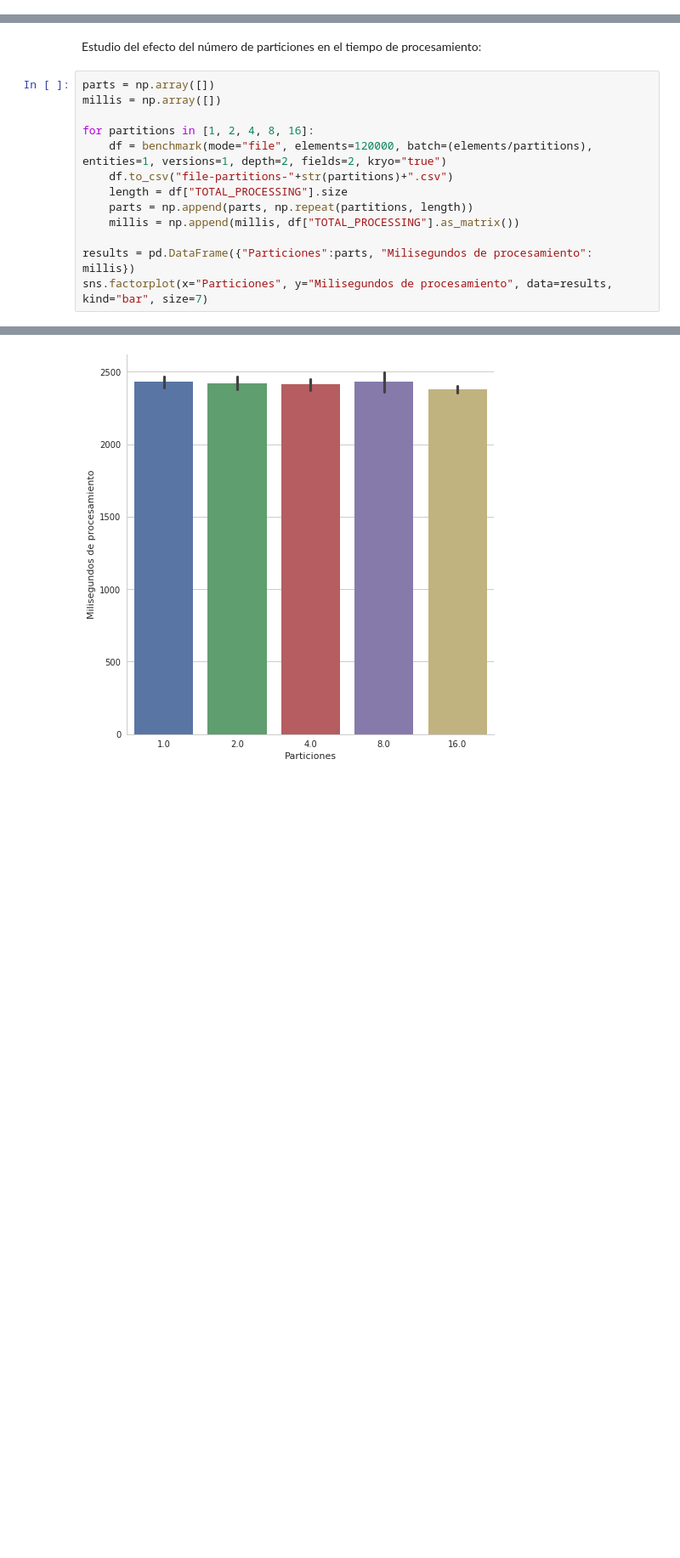
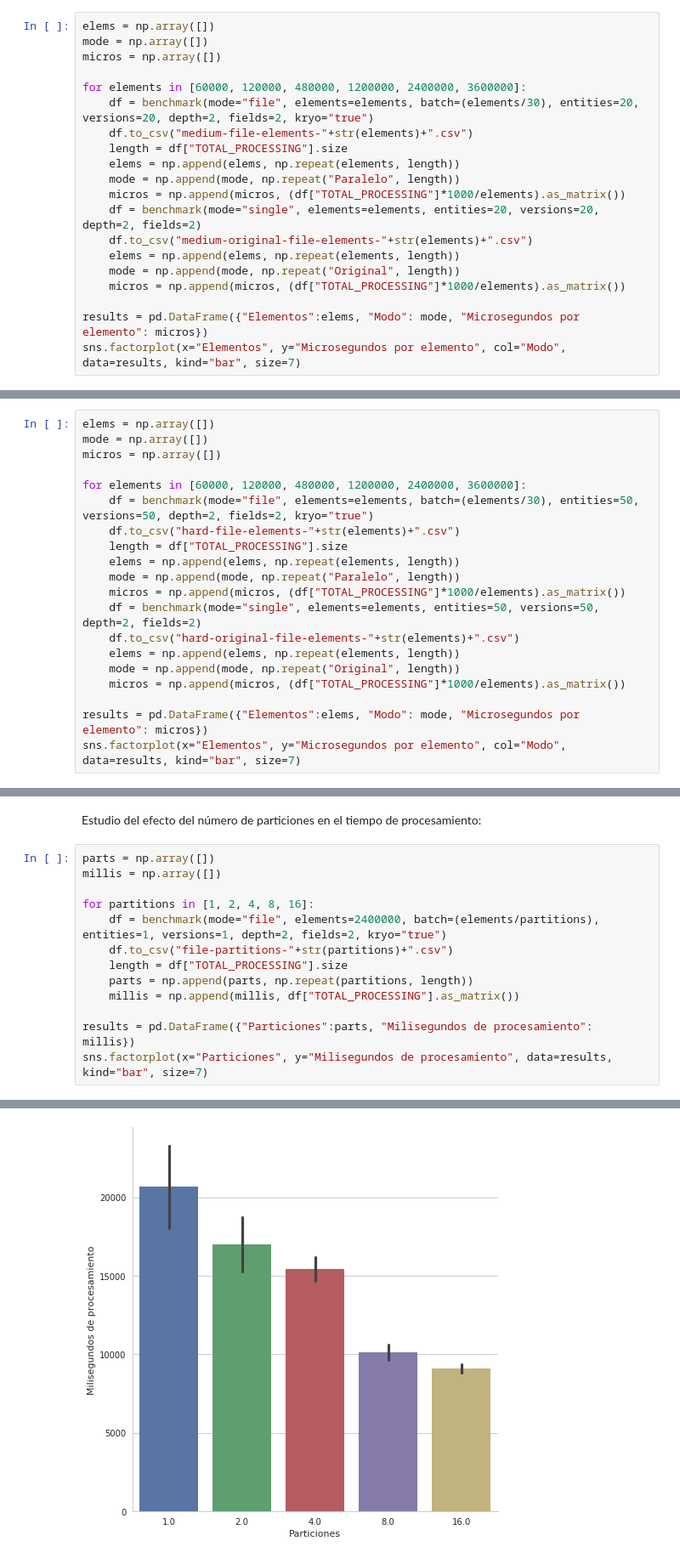
Before and after one commit to catedrasaes-umu/NoSQLDataEngineering, a Jupyter notebook: es.um.nosql.streaminginference.json2dbschema/benchmark/Benchmark.ipynb, the cells around one changed output, grey strips where cells are left out. Shown: that part at 85% size. Saved outputs shown, nothing was run; the diff lists cells and outputs as text; blank space fills up the shorter version.

```diff
--- a/es.um.nosql.streaminginference.json2dbschema/benchmark/Benchmark.ipynb
+++ b/es.um.nosql.streaminginference.json2dbschema/benchmark/Benchmark.ipynb
@@ -288,0 +289,20 @@ sns.factorplot(x="Elementos", y="Microsegundos por elemento", col="Modo", data=r
+# %%
+elems = np.array([])
+mode = np.array([])
+micros = np.array([])
+
+for elements in [60000, 120000, 480000, 1200000, 2400000, 3600000]:
+    df = benchmark(mode="file", elements=elements, batch=(elements/30), entities=20, versions=20, depth=2, fields=2, kryo="true")
+    df.to_csv("medium-file-elements-"+str(elements)+".csv")
+    length = df["TOTAL_PROCESSING"].size
+    elems = np.append(elems, np.repeat(elements, length))
+    mode = np.append(mode, np.repeat("Paralelo", length))
+    micros = np.append(micros, (df["TOTAL_PROCESSING"]*1000/elements).as_matrix())
+    df = benchmark(mode="single", elements=elements, entities=20, versions=20, depth=2, fields=2)
+    df.to_csv("medium-original-file-elements-"+str(elements)+".csv")
+    elems = np.append(elems, np.repeat(elements, length))
+    mode = np.append(mode, np.repeat("Original", length))
+    micros = np.append(micros, (df["TOTAL_PROCESSING"]*1000/elements).as_matrix())
+
+results = pd.DataFrame({"Elementos":elems, "Modo": mode, "Microsegundos por elemento": micros})
+sns.factorplot(x="Elementos", y="Microsegundos por elemento", col="Modo", data=results, kind="bar", size=7)
@@ -288,0 +312,20 @@ sns.factorplot(x="Elementos", y="Microsegundos por elemento", col="Modo", data=r
+# %%
+elems = np.array([])
+mode = np.array([])
+micros = np.array([])
+
+for elements in [60000, 120000, 480000, 1200000, 2400000, 3600000]:
+    df = benchmark(mode="file", elements=elements, batch=(elements/30), entities=50, versions=50, depth=2, fields=2, kryo="true")
+    df.to_csv("hard-file-elements-"+str(elements)+".csv")
+    length = df["TOTAL_PROCESSING"].size
+    elems = np.append(elems, np.repeat(elements, length))
+    mode = np.append(mode, np.repeat("Paralelo", length))
+    micros = np.append(micros, (df["TOTAL_PROCESSING"]*1000/elements).as_matrix())
+    df = benchmark(mode="single", elements=elements, entities=50, versions=50, depth=2, fields=2)
+    df.to_csv("hard-original-file-elements-"+str(elements)+".csv")
+    elems = np.append(elems, np.repeat(elements, length))
+    mode = np.append(mode, np.repeat("Original", length))
+    micros = np.append(micros, (df["TOTAL_PROCESSING"]*1000/elements).as_matrix())
+
+results = pd.DataFrame({"Elementos":elems, "Modo": mode, "Microsegundos por elemento": micros})
+sns.factorplot(x="Elementos", y="Microsegundos por elemento", col="Modo", data=results, kind="bar", size=7)
@@ -291,16 +337,16 @@ Estudio del efecto del número de particiones en el tiempo de procesamiento:
 # %%
 parts = np.array([])
 millis = np.array([])
 
 for partitions in [1, 2, 4, 8, 16]:
-    df = benchmark(mode="file", elements=120000, batch=(elements/partitions), entities=1, versions=1, depth=2, fields=2, kryo="true")
+    df = benchmark(mode="file", elements=2400000, batch=(elements/partitions), entities=1, versions=1, depth=2, fields=2, kryo="true")
     df.to_csv("file-partitions-"+str(partitions)+".csv")
     length = df["TOTAL_PROCESSING"].size
     parts = np.append(parts, np.repeat(partitions, length))
     millis = np.append(millis, df["TOTAL_PROCESSING"].as_matrix())
 
 results = pd.DataFrame({"Particiones":parts, "Milisegundos de procesamiento": millis})
 sns.factorplot(x="Particiones", y="Milisegundos de procesamiento", data=results, kind="bar", size=7)
 # %% [output]
 <seaborn.axisgrid.FacetGrid at 0x...>
-[figure, old version]
+[figure, new version]
```
Also changed, not shown: parts of 10 cells of this notebook, 4 other files.
